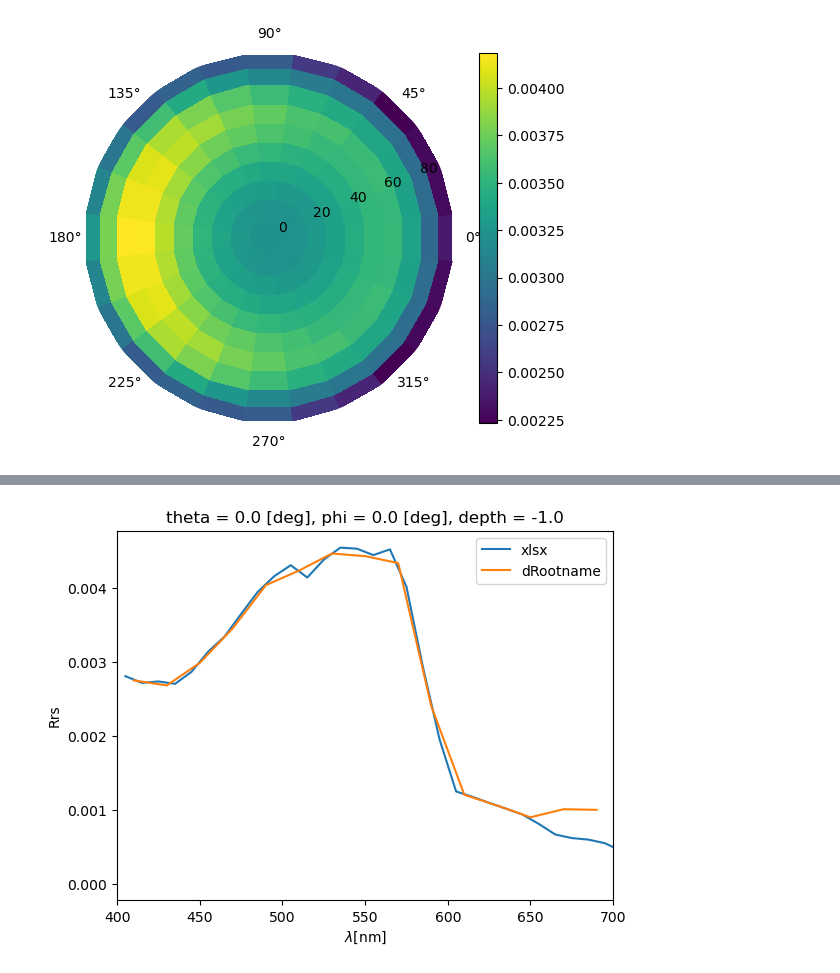
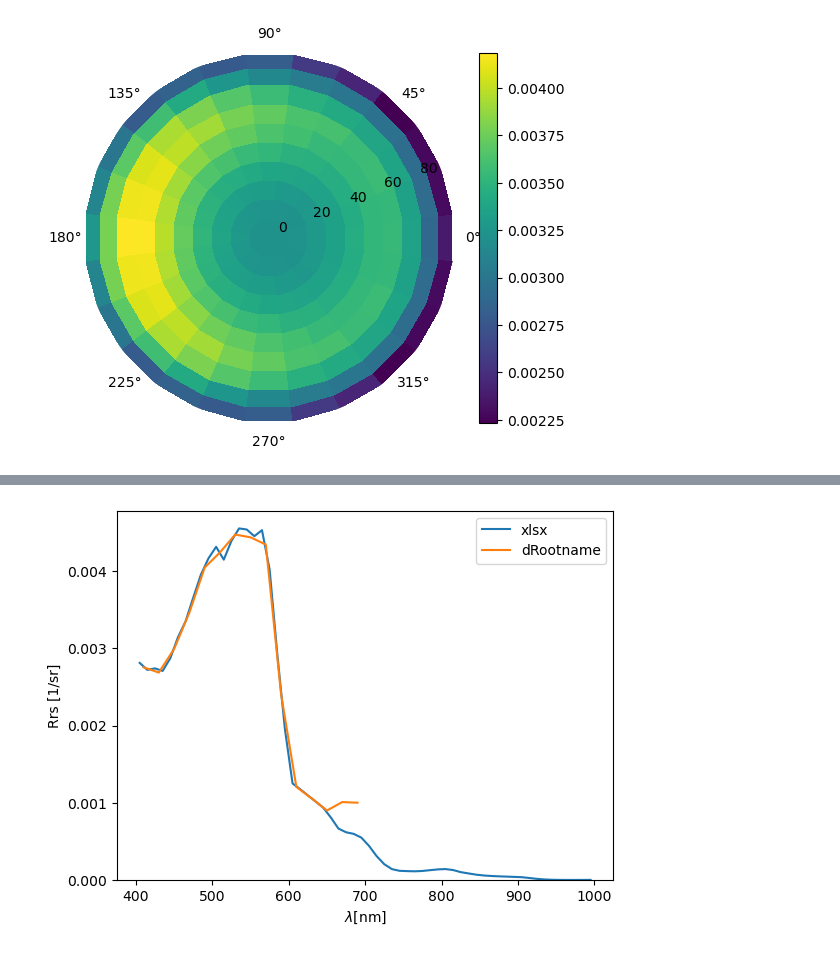
Before and after one commit to fnemina/hydrolightToolbox, a Jupyter notebook: read_hydrolight.ipynb, the cells around one changed output, grey strips where cells are left out. Drawn from its saved outputs; the diff is of its cells as text; code cells hidden in the pictures.

```diff
--- a/read_hydrolight.ipynb
+++ b/read_hydrolight.ipynb
@@ -59,2 +198,4 @@ def read_h_dfile(path: str):
 # %%
-s,d, w, wd = read_h_dfile("../tesis/objetivos/2_simulacion_espectros/HYDROLIGHT/data/Drootname.txt")
+s = read_h_dfile("../tesis/objetivos/2_simulacion_espectros/HYDROLIGHT/data/Drootname.txt")
+s.to_netcdf("pepe.nc","w")
+s
@@ -244,13 +276,13 @@ R = pd.read_excel("/Users/fnemina/Documents/IG/proyectos/tesis/objetivos/2_simul
 # %%
 Rrs["Rrs"].plot(label="xlsx")
-(s.Rad_Ma.sel(phi=0, theta=0)/s.Ed.sel(depth=-1)).plot(label="dRootname")
+s.Rrs.plot(label="dRootname")
 plt.xlabel(r"$\lambda$[nm]")
-plt.ylabel(r"Rrs")
-plt.xlim(400,700)
+#plt.xlim(400,700)
+plt.ylim(bottom=0)
 plt.legend()
 plt.show()
 # %% [output]
-[figure, old version]
+[figure, new version]
 # %%
 R["in air"].plot(label="xlsx")
 (s.R.sel(depth=-1)).plot(label="dRootname")
```
Also changed, not shown: parts of 9 cells of this notebook.
